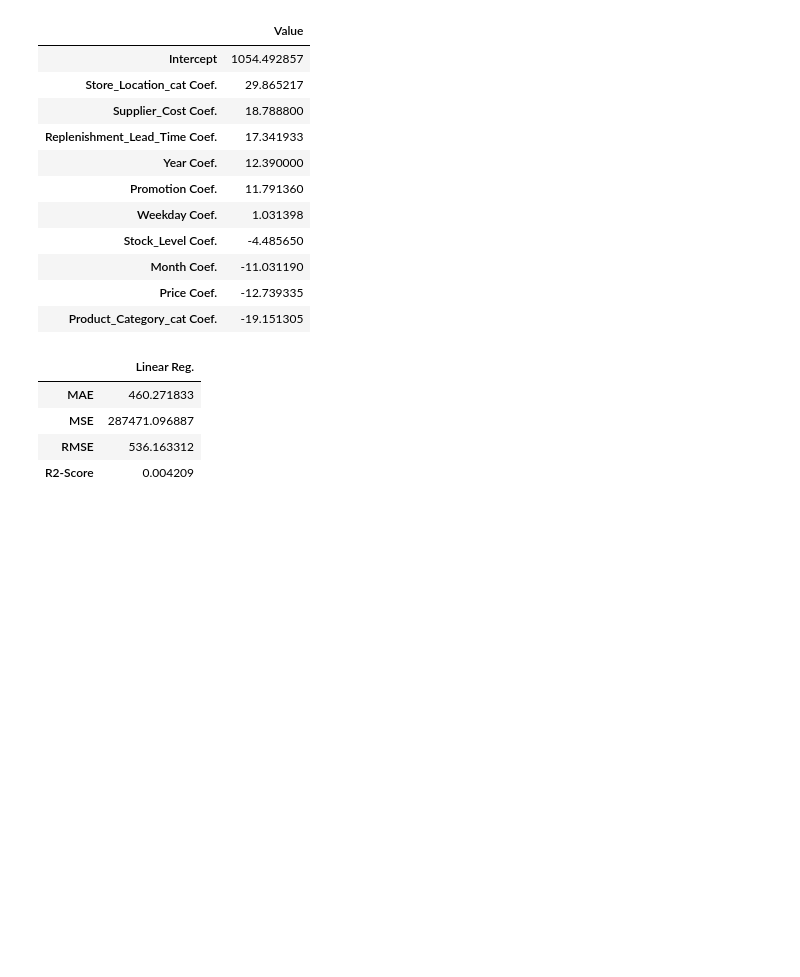
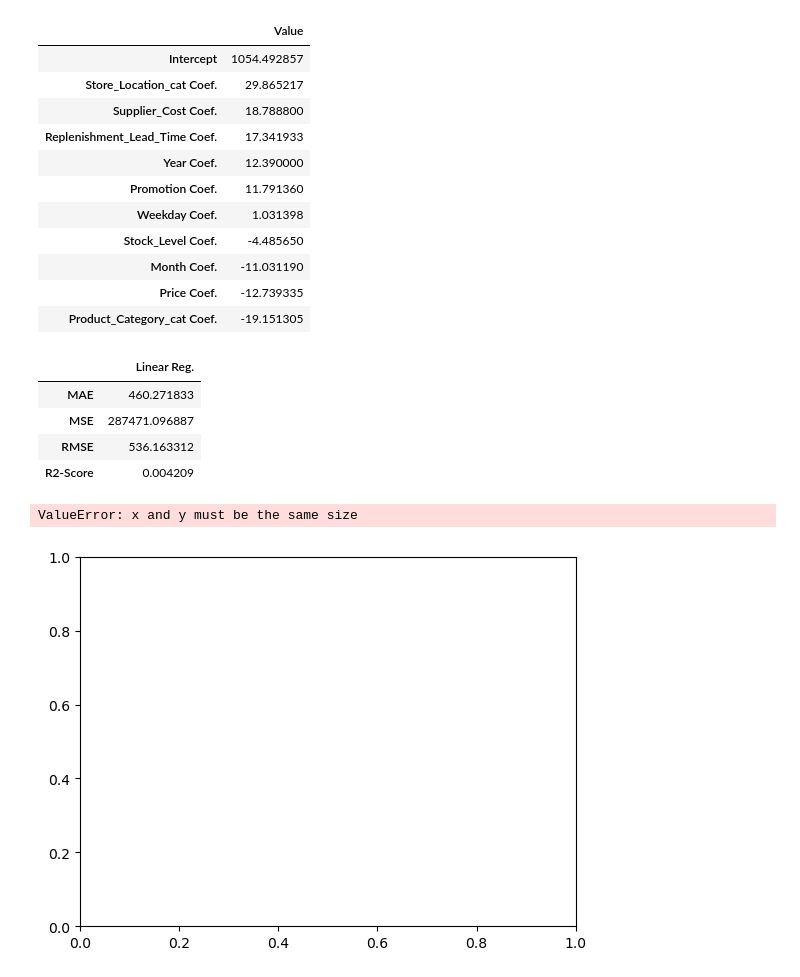
Before and after one commit to Naftal-Rainer/FMCG-Sales-Demand-Forecasting-and-Optimization, a Jupyter notebook: demand prediction.ipynb, the cells around one changed output. Saved outputs shown, nothing was run; the diff lists cells and outputs as text; code cells hidden in the pictures; blank space fills up the shorter version.

```diff
--- a/demand prediction.ipynb
+++ b/demand prediction.ipynb
@@ -169,3 +227,5 @@ data.head()
 # %% [markdown]
 ### Modelling
 - Splitting dataset
+# %%
+data = df.copy()
@@ -172,3 +239,3 @@ data.head()
 # %%
-X = data.drop('Sales_Volume', axis = 1)
-y = data['Sales_Volume']
+X = data.drop('Stock_Status', axis = 1)
+y = data['Stock_Status']
@@ -187,3 +258,8 @@ X_test_scaled = scaler.transform(X_test)
+# %%
+from sklearn.tree import DecisionTreeClassifier
+
+linear_reg = LinearRegression()
+linear_reg.fit(X_train_scaled,y_train)
 # %% [markdown]
 ### Train the Model
 - Linear Regression Model
@@ -228,6 +304,13 @@ model_evaluation(linear_reg, X_test_scaled, y_test, 'Linear Reg.')
 | MSE | 287471.096887 |
 | RMSE | 536.163312 |
 | R2-Score | 0.004209 |
+# %%
+plt.scatter(y_train,X_train_scaled)
+# plt.plot(X, linear_reg.predict(X_test))
+plt.show()
+# %% [output]
+ValueError: x and y must be the same size
+[figure, added]
 # %%
 y_test_pred = linear_reg.predict(X_test_scaled)
 df_comp = pd.DataFrame({'Actual':y_test_actual, 'Predicted':y_test_pred})
```
Also changed, not shown: parts of 14 cells of this notebook, 1 other file.
